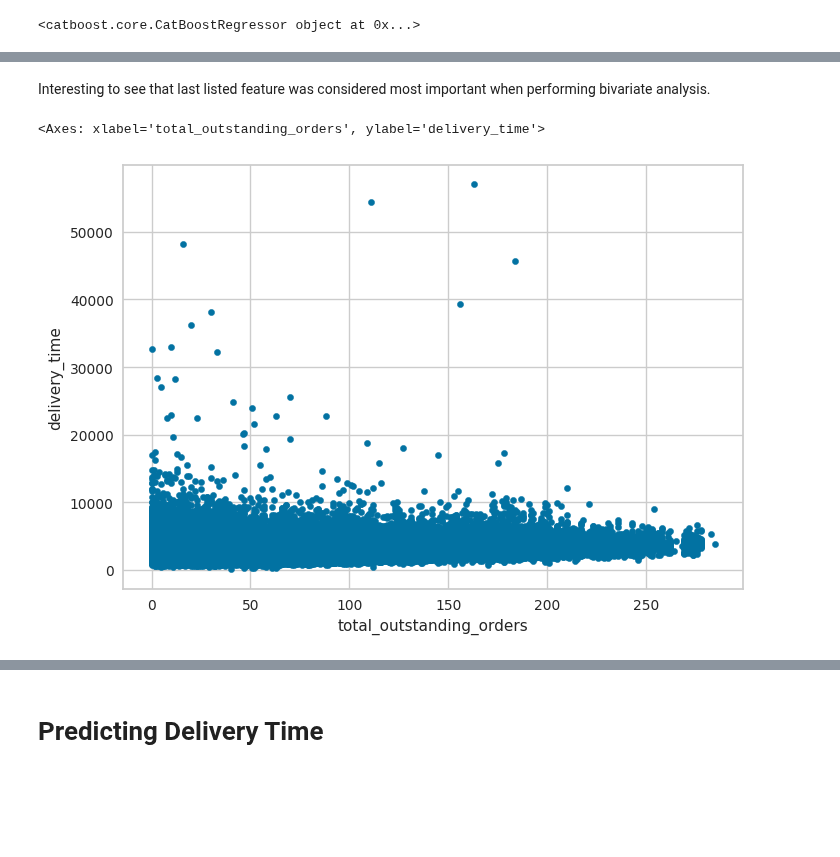
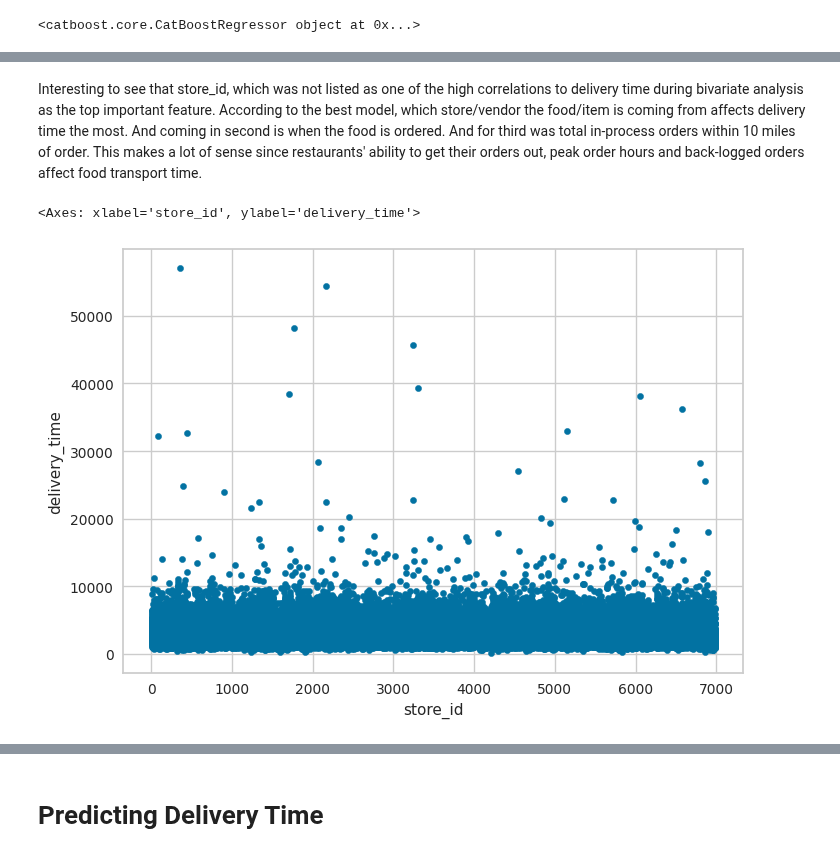
Before and after one commit to mindyng/2023-Business-Projects, a Jupyter notebook: doordash-delivery-time-prediction.ipynb, the cells around one changed output, grey strips where cells are left out. Drawn from its saved outputs; the diff is of its cells as text; code cells hidden in the pictures; blank space fills up the shorter version.

Commit message:
Kaggle Notebook | DoorDash Delivery Time Prediction | Version 17

```diff
--- a/doordash-delivery-time-prediction.ipynb
+++ b/doordash-delivery-time-prediction.ipynb
@@ -1391,8 +1391,9 @@ plot_model(tuned_best_model, plot = 'feature')
-# %% [markdown]
-Interesting to see that last listed feature was considered most important when performing bivariate analysis.
+# %% [markdown]
+Interesting to see that store_id, which was not listed as one of the high correlations to delivery time during bivariate analysis as the top important feature.
+According to the best model, which store/vendor the food/item is coming from affects delivery time the most. And coming in second is when the food is ordered. And for third was total in-process orders within 10 miles of order. This makes a lot of sense since restaurants' ability to get their orders out, peak order hours and back-logged orders affect food transport time.
 # %%
 # Based on feature importance, plotting relationship between
-data.plot.scatter(x='total_outstanding_orders', y='delivery_time')
+data.plot.scatter(x='store_id', y='delivery_time')
 # %% [output]
-<Axes: xlabel='total_outstanding_orders', ylabel='delivery_time'>
+<Axes: xlabel='store_id', ylabel='delivery_time'>
-[figure, old version]
+[figure, new version]
```
Also changed, not shown: parts of 47 cells of this notebook.
